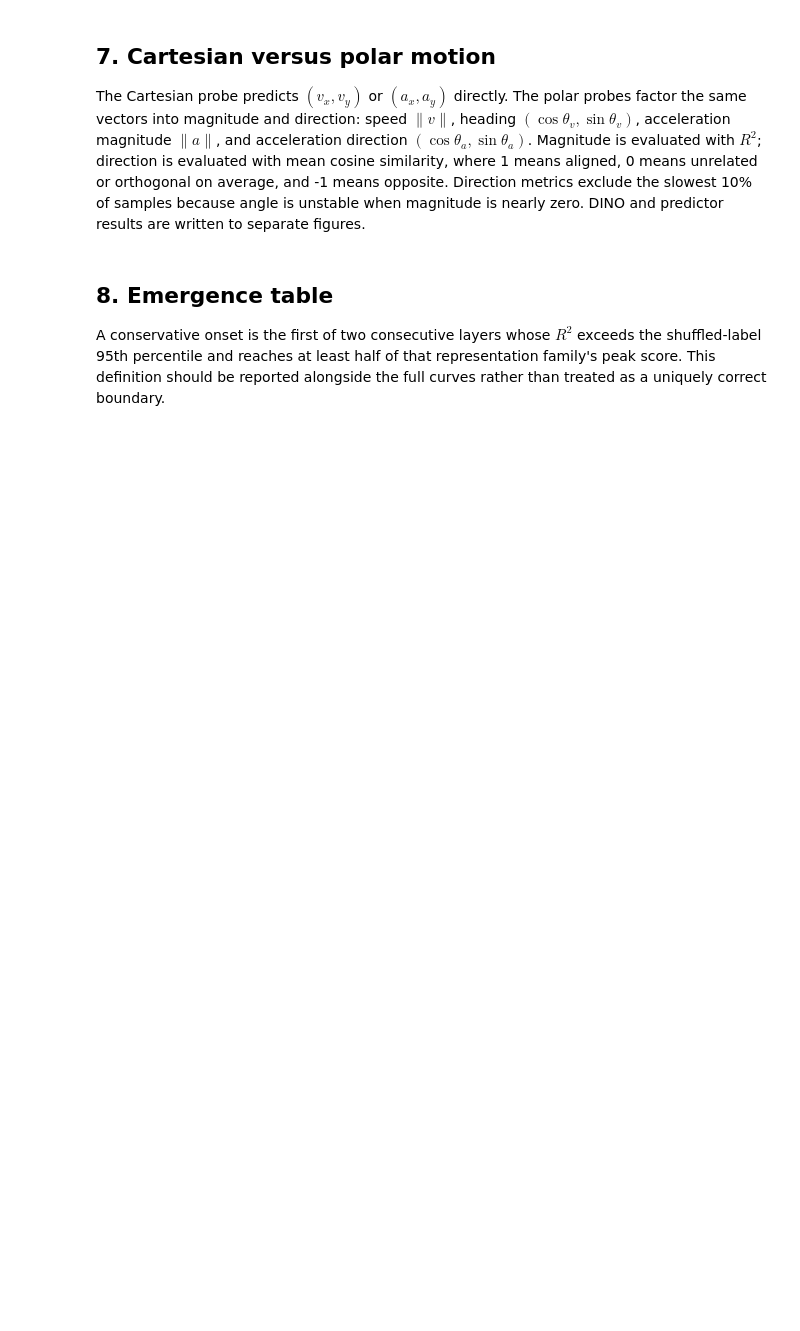
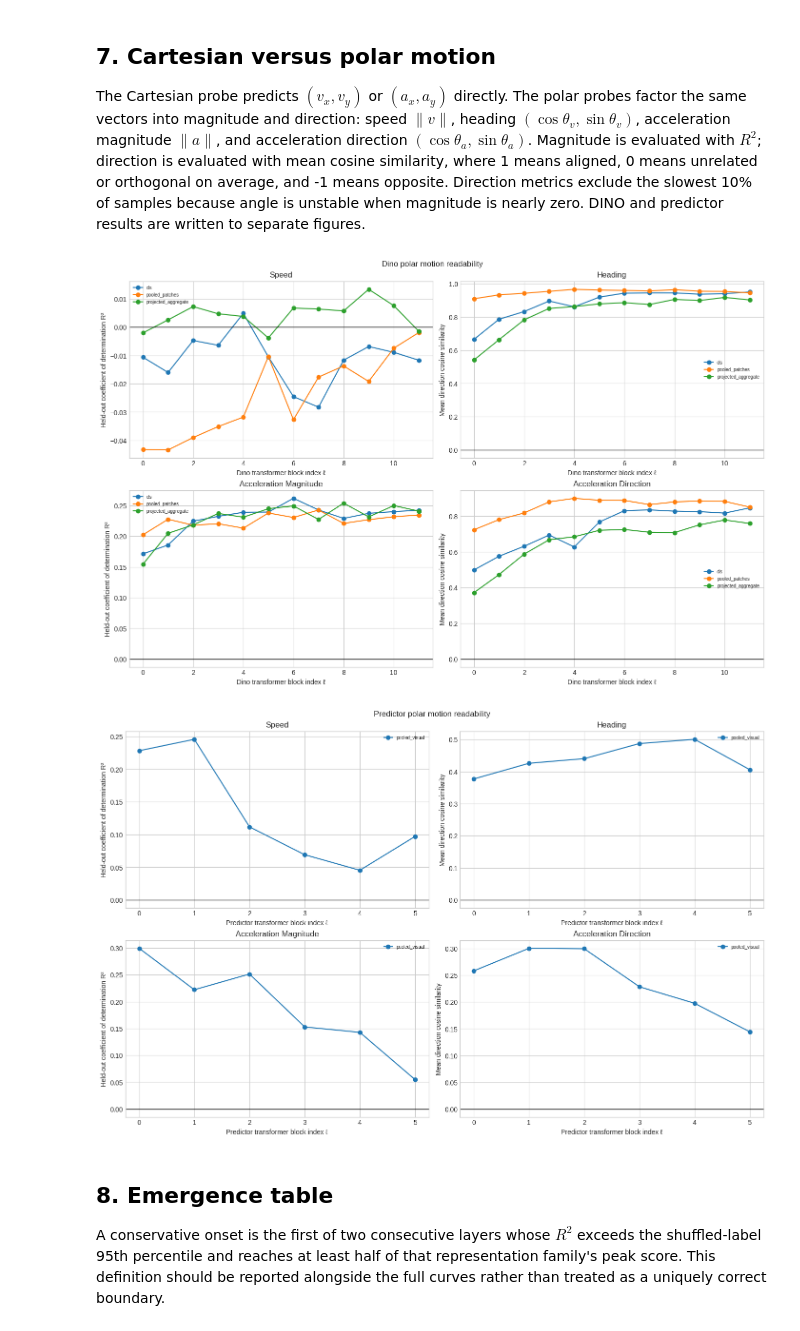
Before and after one commit to danielhacobian/probing-VLMs, a Jupyter notebook: notebooks/umaze_layerwise_motion_probe_paper_lr.ipynb, the cells around one changed output. Cells and saved outputs as stored; diff of their text form; code cells hidden in the pictures; blank space fills up the shorter version.

```diff
--- a/notebooks/umaze_layerwise_motion_probe_paper_lr.ipynb
+++ b/notebooks/umaze_layerwise_motion_probe_paper_lr.ipynb
@@ -430,7 +456,7 @@ def evaluate_representation(name, rep, variable, mode, split_name, train_idx, te
         features, labels, test_idx, truth, prediction
     )
     ci = trajectory_bootstrap_metric_ci(
-        truth_groups, prediction_groups, "r2", repeats=1000, seed=SEED
+        truth_groups, prediction_groups, "r2", repeats=300, seed=SEED
     )
     # Destroy feature/label pairing to estimate a finite-sample null distribution.
     shuffled = shuffled_label_score(
@@ -606,7 +667,7 @@ for name, rep in sorted(representations.items()):
         )
         ci = trajectory_bootstrap_metric_ci(
             truth_groups, prediction_groups, "cosine" if is_direction else "r2",
-            repeats=1000, seed=SEED,
+            repeats=300, seed=SEED,
         )
         polar_rows.append({
             "representation": name, "family": family, "layer": int(layer), "kind": kind,
@@ -623,33 +684,36 @@ def plot_polar_family(family, filename):
         ("speed", "r2"), ("heading", "cosine"),
         ("acceleration_magnitude", "r2"), ("acceleration_direction", "cosine"),
     ]):
         subset = [
             row for row in polar_metrics
             if row["family"] == family and row["variable"] == variable
         ]
         for (kind,), group in grouped(subset, ["kind"]).items():
             group = sorted(group, key=lambda row: row["layer"])
             ax.plot(
                 [row["layer"] for row in group], [row[score_key] for row in group],
                 marker="o", label=kind,
             )
         ax.axhline(0, color="black", lw=1)
         metric_label = (
             "Held-out coefficient of determination R²"
             if score_key == "r2" else "Mean direction cosine similarity"
         )
         ax.set(
             title=variable.replace("_", " ").title(),
             xlabel=f"{family.title()} transformer block index ℓ",
             ylabel=metric_label,
         )
         ax.legend(fontsize=7)
     fig.suptitle(f"{family.title()} polar motion readability")
     fig.savefig(OUTPUT_DIR / filename, dpi=180)
     plt.show()
 
 plot_polar_family("dino", "cartesian_vs_polar_dino_by_layer.png")
 plot_polar_family("predictor", "cartesian_vs_polar_predictor_by_layer.png")
+# %% [output]
+[figure, added]
+[figure, added]
 # %% [markdown]
 ## 8. Emergence table
 
```
Also changed, not shown: parts of 20 cells of this notebook, 16 other files.
